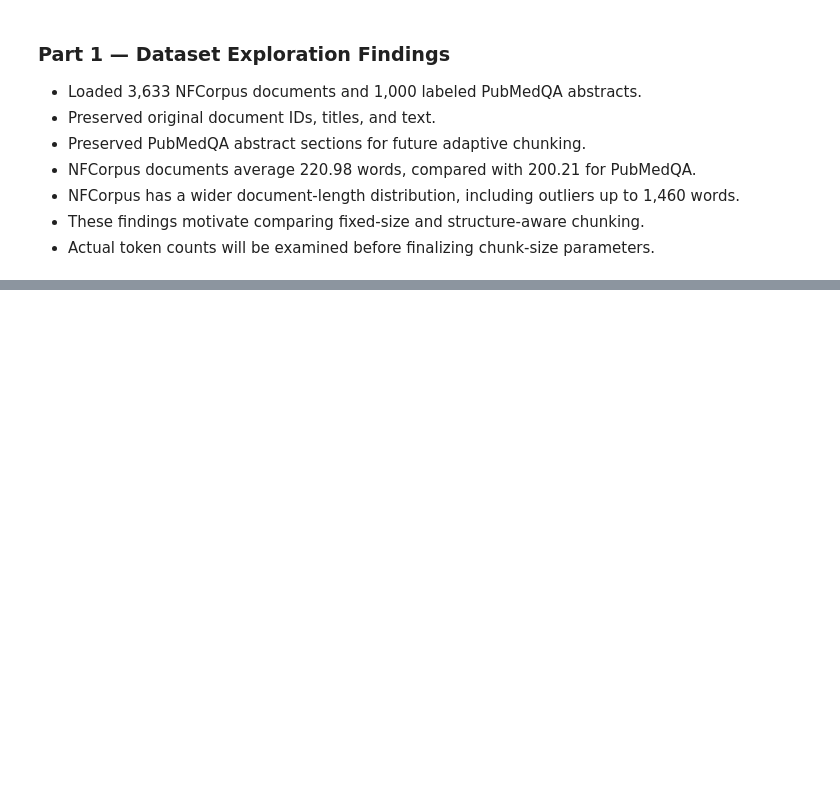
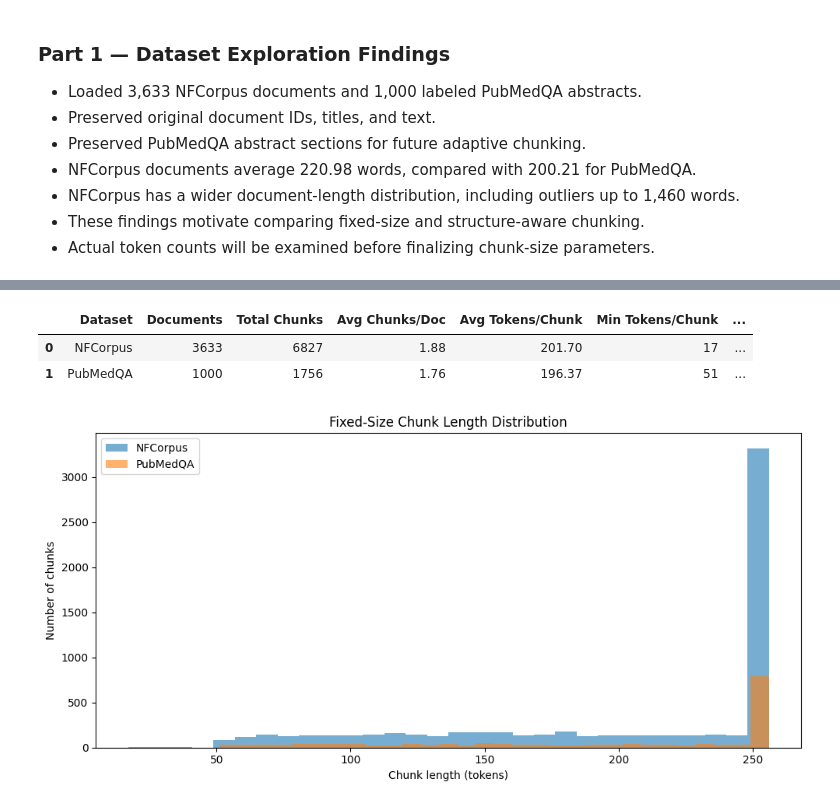
Before and after one commit to rachana1707-S/Adaptive-MedRAG, a Jupyter notebook: notebooks/02_chunking.ipynb, the cells around one changed output, grey strips where cells are left out. Saved outputs shown, nothing was run; the diff lists cells and outputs as text; code cells hidden in the pictures; blank space fills up the shorter version.

Commit message:
feat: implement and evaluate fixed-size document chunking

```diff
--- a/notebooks/02_chunking.ipynb
+++ b/notebooks/02_chunking.ipynb
@@ -280,0 +509,19 @@ display(summary.round(2))
+# %%
+# Apply fixed-size chunking to PubMedQA abstracts
+pubmed_chunks = []
+
+for doc in pubmed_df.to_dict("records"):
+    chunks = fixed_size_chunking(
+        doc,
+        tokenizer,
+        chunk_size=CHUNK_SIZE,
+        overlap=CHUNK_OVERLAP
+    )
+    pubmed_chunks.extend(chunks)
+
+print("Original documents:", len(pubmed_df))
+print("Total chunks:", len(pubmed_chunks))
+print("Average chunks per document:", round(len(pubmed_chunks) / len(pubmed_df), 2))
+
+pubmed_chunks_df = pd.DataFrame(pubmed_chunks)
+display(pubmed_chunks_df.head())
@@ -280,0 +538,54 @@ display(summary.round(2))
+# %%
+# Compare chunking statistics for both datasets
+chunk_summary = []
+
+for name, docs_df, chunks_df in [
+    ("NFCorpus", nf_df, nf_chunks_df),
+    ("PubMedQA", pubmed_df, pubmed_chunks_df)
+]:
+    token_lengths = chunks_df["metadata"].apply(
+        lambda m: m["end_token"] - m["start_token"]
+    )
+
+    chunks_per_doc = chunks_df.groupby("doc_id").size()
+
+    chunk_summary.append({
+        "Dataset": name,
+        "Documents": len(docs_df),
+        "Total Chunks": len(chunks_df),
+        "Avg Chunks/Doc": chunks_per_doc.mean(),
+        "Avg Tokens/Chunk": token_lengths.mean(),
+        "Min Tokens/Chunk": token_lengths.min(),
+        "Max Tokens/Chunk": token_lengths.max()
+    })
+
+chunk_summary_df = pd.DataFrame(chunk_summary)
+
+display(chunk_summary_df.round(2))
+# %% [output]
+|  | Dataset | Documents | Total Chunks | Avg Chunks/Doc | Avg Tokens/Chunk | Min Tokens/Chunk | ... |
+| 0 | NFCorpus | 3633 | 6827 | 1.88 | 201.70 | 17 | ... |
+| 1 | PubMedQA | 1000 | 1756 | 1.76 | 196.37 | 51 | ... |
+# %%
+# Compare token lengths of generated chunks
+nf_lengths = nf_chunks_df["metadata"].apply(
+    lambda m: m["end_token"] - m["start_token"]
+)
+
+pubmed_lengths = pubmed_chunks_df["metadata"].apply(
+    lambda m: m["end_token"] - m["start_token"]
+)
+
+plt.figure(figsize=(10, 5))
+
+plt.hist(nf_lengths, bins=30, alpha=0.6, label="NFCorpus")
+plt.hist(pubmed_lengths, bins=30, alpha=0.6, label="PubMedQA")
+
+plt.xlabel("Chunk length (tokens)")
+plt.ylabel("Number of chunks")
+plt.title("Fixed-Size Chunk Length Distribution")
+plt.legend()
+plt.tight_layout()
+plt.show()
+# %% [output]
+[figure, added]
```
Also changed, not shown: parts of 15 cells of this notebook, 1 other file.
